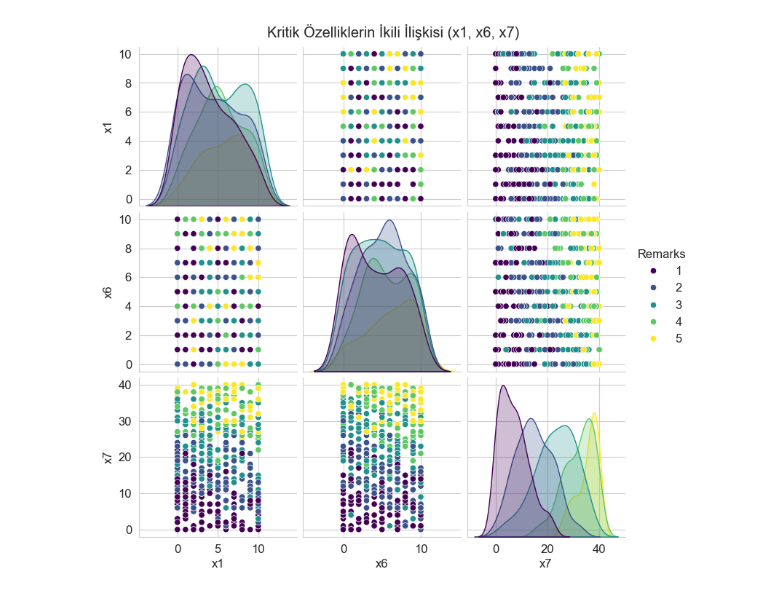
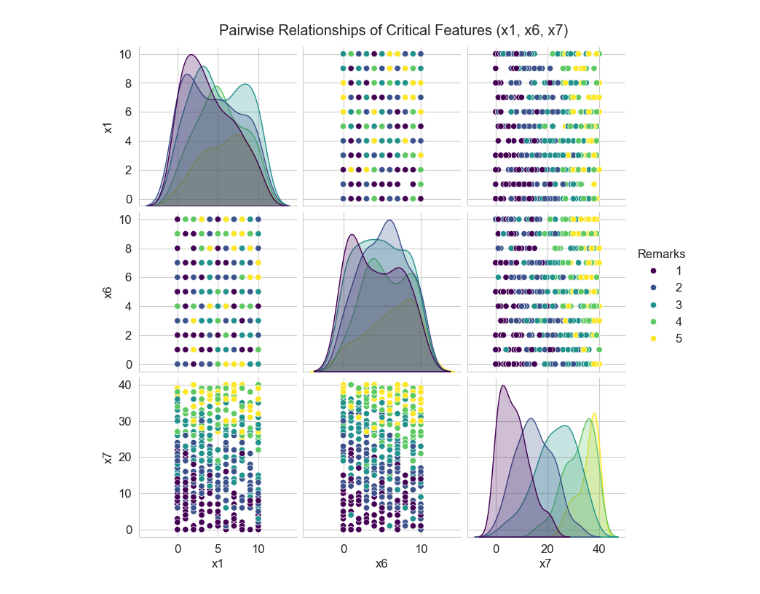
Before and after one commit to yusufemircomert/FuzzyLogic, a Jupyter notebook: data_analysis.ipynb, the cells around one changed output. Saved outputs shown, nothing was run; the diff lists cells and outputs as text; code cells hidden in the pictures.

```diff
--- a/data_analysis.ipynb
+++ b/data_analysis.ipynb
@@ -113,11 +123,11 @@ plt.show()
 # %%
 # ---------------------------------------------------------
-# 4. PAIRPLOT (İkili İlişkiler)
+# 4. PAIRPLOT (Critical Features)
 # ---------------------------------------------------------
-# Veri çok büyükse pairplot kasar, 500'lük örneklem alalım
+# Taking a subset to avoid performance issues
 subset_df = df.sample(n=min(500, len(df)), random_state=42)
 sns.pairplot(subset_df, hue='Remarks', vars=['x1', 'x6', 'x7'], palette='viridis')
-plt.suptitle('Kritik Özelliklerin İkili İlişkisi (x1, x6, x7)', y=1.02)
+plt.suptitle('Pairwise Relationships of Critical Features (x1, x6, x7)', y=1.02)
 plt.show()
 # %% [output]
-[figure, old version]
+[figure, new version]
```
Also changed, not shown: parts of 5 cells of this notebook, 2 other files.
